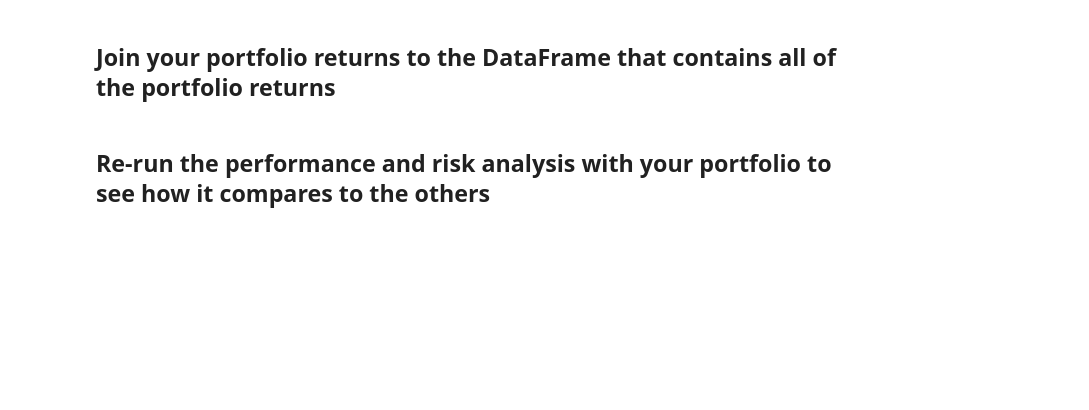
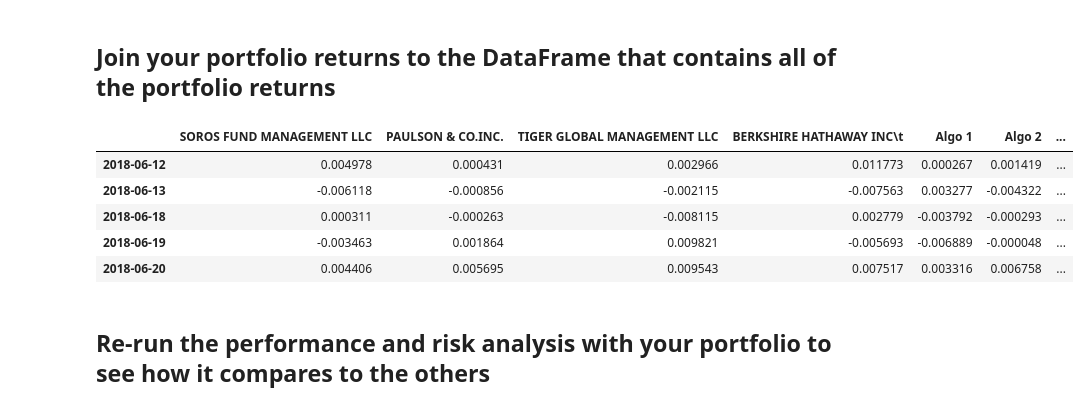
Before and after one commit to SeminoleCasa/hw-3, a Jupyter notebook: whale_analysis.ipynb, the cells around one changed output. Drawn from its saved outputs; the diff is of its cells as text; code cells hidden in the pictures; blank space fills up the shorter version.

```diff
--- a/whale_analysis.ipynb
+++ b/whale_analysis.ipynb
@@ -384,3 +444,6 @@ fb_data.head()
 # %%
 # Pivot so that each column of prices represents a unique symbol
-# YOUR CODE HERE
+custom_portfolio = custom_portfolio.pivot_table(index = "Date")
+custom_portfolio.index = custom_portfolio.index.date
+custom_portfolio.sort_index(inplace = True)
+custom_portfolio.head()
@@ -401,2 +486,14 @@ weights = [1/3, 1/3, 1/3]
+# %%
+# Add your "Custom" portfolio to the larger dataframe of fund returns
+all_returns = pd.concat([combined_returns, weighted_portfolio_returns], axis = "columns", join = "inner")
+all_returns.columns = ["SOROS FUND MANAGEMENT LLC", "PAULSON & CO.INC.", "TIGER GLOBAL MANAGEMENT LLC", "BERKSHIRE HATHAWAY INC	", "Algo 1", "Algo 2", "sp500", "custom_portfolio"]
+all_returns.head()
+# %% [output]
+|  | SOROS FUND MANAGEMENT LLC | PAULSON & CO.INC. | TIGER GLOBAL MANAGEMENT LLC | BERKSHIRE HATHAWAY INC\t | Algo 1 | Algo 2 | ... |
+| 2018-06-12 | 0.004978 | 0.000431 | 0.002966 | 0.011773 | 0.000267 | 0.001419 | ... |
+| 2018-06-13 | -0.006118 | -0.000856 | -0.002115 | -0.007563 | 0.003277 | -0.004322 | ... |
+| 2018-06-18 | 0.000311 | -0.000263 | -0.008115 | 0.002779 | -0.003792 | -0.000293 | ... |
+| 2018-06-19 | -0.003463 | 0.001864 | 0.009821 | -0.005693 | -0.006889 | -0.000048 | ... |
+| 2018-06-20 | 0.004406 | 0.005695 | 0.009543 | 0.007517 | 0.003316 | 0.006758 | ... |
 # %%
 # Only compare dates where return data exists for all the stocks (drop NaNs)
```
Also changed, not shown: parts of 16 cells of this notebook, 1 other file.
